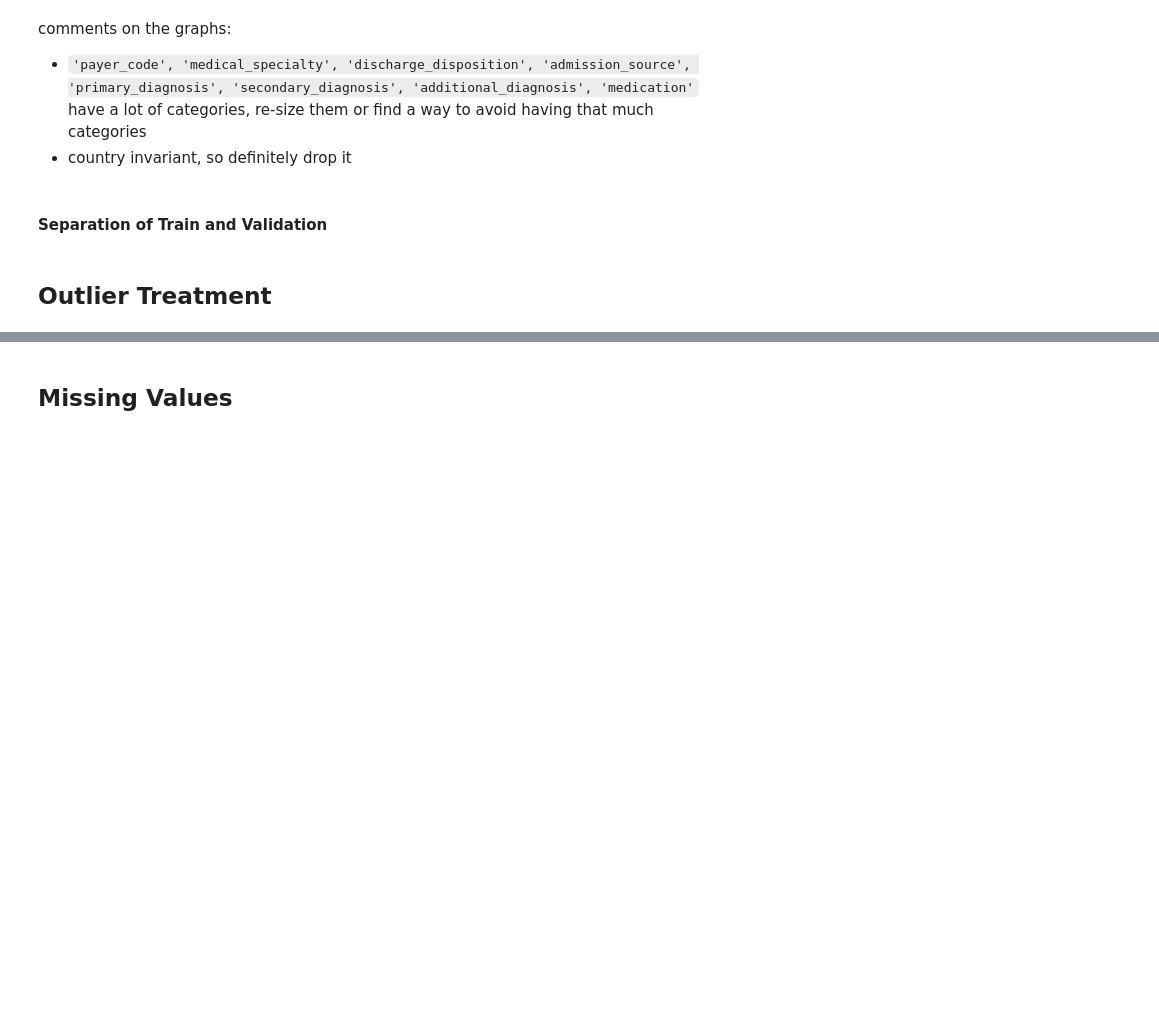
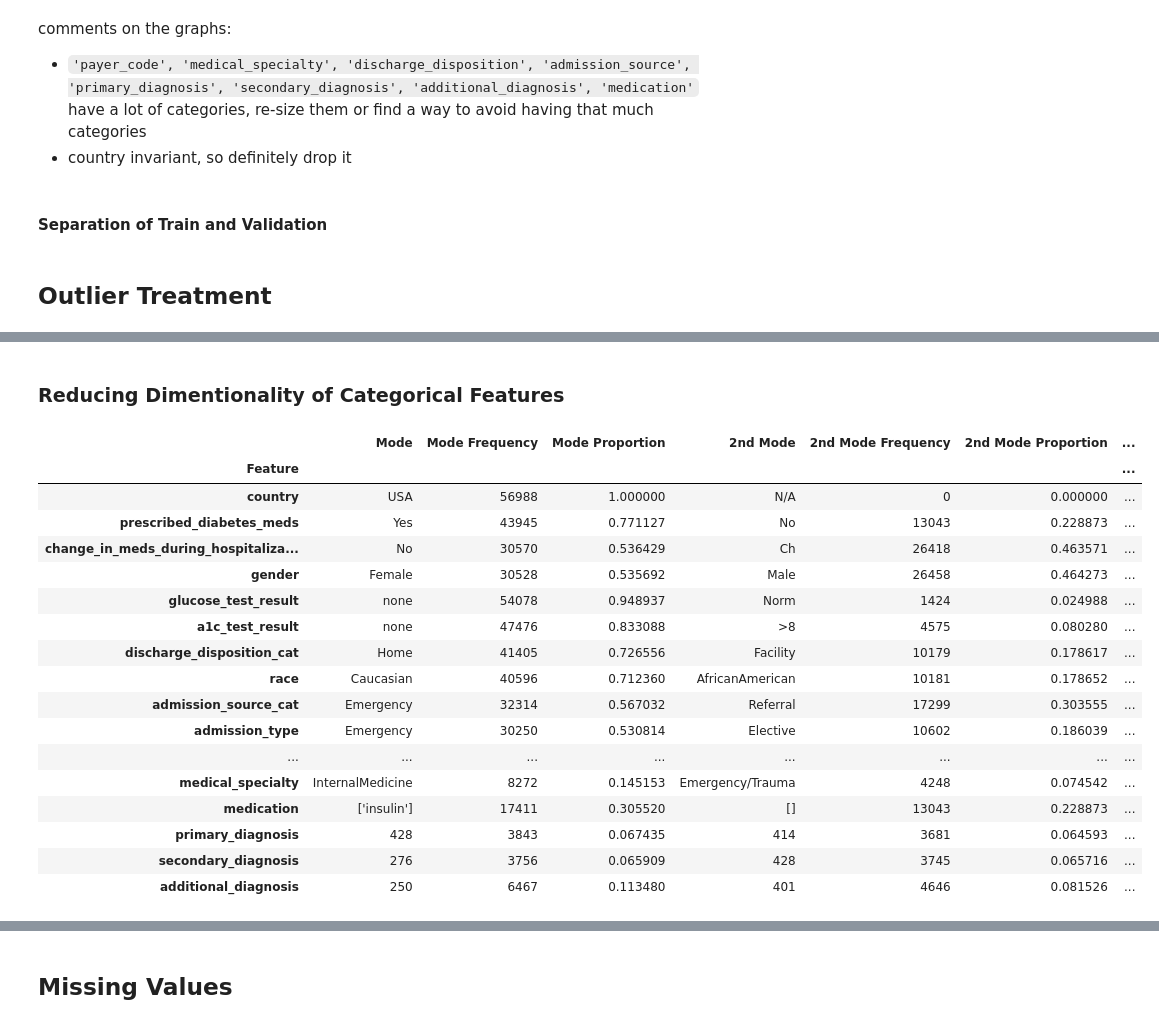
Before and after one commit to FabianRomero6/hospital-readmission-v2, a Jupyter notebook: notebooks/pre-processing.ipynb, the cells around one changed output, grey strips where cells are left out. Cells and saved outputs as stored; diff of their text form; code cells hidden in the pictures; blank space fills up the shorter version.

```diff
--- a/notebooks/pre-processing.ipynb
+++ b/notebooks/pre-processing.ipynb
@@ -460,0 +463,2 @@ outliers_info
+# %% [markdown]
+### Reducing Dimentionality of Categorical Features
@@ -460,0 +559,61 @@ outliers_info
+# %%
+def categorize_admission(x):
+  trimmed = str(x).strip()
+  category_dict = {
+    "Emergency Room": "Emergency",
+    "Physician Referral": "Referral",
+    "Transfer from a hospital": "Transfer",
+    "Transfer from another health care facility": "Transfer",
+    "Clinic Referral": "Referral",
+    "Transfer from a Skilled Nursing Facility (SNF)": "Transfer",
+    "HMO Referral": "Referral",
+    "Not Mapped": "Not Available",
+    "Not Available": "Not Available",
+    "Court/Law Enforcement": "Emergency",
+    "Transfer from hospital inpt/same fac reslt in a sep claim": "Transfer",
+    "Transfer from critial access hospital": "Transfer",
+    "Transfer from Ambulatory Surgery Center": "Transfer",
+    "Extramural Birth": "Other",
+    "Normal Delivery": "Other",
+    "Sick Baby": "Other"
+  }
+
+  return category_dict.get(trimmed, x)
+# %%
+X_train_reduced_cat = X_train_w.copy()
+X_val_reduced_cat = X_val_w.copy()
+
+X_train_reduced_cat['primary_diagnosis_cat'] = X_train_reduced_cat['primary_diagnosis'].apply(categorize_icd9_code)
+X_train_reduced_cat['secondary_diagnosis_cat'] = X_train_reduced_cat['secondary_diagnosis'].apply(categorize_icd9_code)
+X_train_reduced_cat['additional_diagnosis_cat'] = X_train_reduced_cat['additional_diagnosis'].apply(categorize_icd9_code)
+X_train_reduced_cat["discharge_disposition_cat"] = X_train_reduced_cat["discharge_disposition"].apply(categorize_discharged)
+X_train_reduced_cat["admission_source_cat"] = X_train_reduced_cat["admission_source"].apply(categorize_admission)
+
+X_val_reduced_cat['primary_diagnosis_cat'] = X_val_reduced_cat['primary_diagnosis'].apply(categorize_icd9_code)
+X_val_reduced_cat['secondary_diagnosis_cat'] = X_val_reduced_cat['secondary_diagnosis'].apply(categorize_icd9_code)
+X_val_reduced_cat['additional_diagnosis_cat'] = X_val_reduced_cat['additional_diagnosis'].apply(categorize_icd9_code)
+X_val_reduced_cat["discharge_disposition_cat"] = X_val_reduced_cat["discharge_disposition"].apply(categorize_discharged)
+X_val_reduced_cat["admission_source_cat"] = X_val_reduced_cat["admission_source"].apply(categorize_admission)
+# %%
+new_cat_features = X_train_reduced_cat.select_dtypes(include='object').columns
+cat_info = describe_categorical(new_cat_features, X_train_reduced_cat).set_index("Feature")
+cat_info.sort_values('Cardinality')
+# %% [output]
+|  | Mode | Mode Frequency | Mode Proportion | 2nd Mode | 2nd Mode Frequency | 2nd Mode Proportion | ... |
+| Feature |  |  |  |  |  |  | ... |
+| country | USA | 56988 | 1.000000 | N/A | 0 | 0.000000 | ... |
+| prescribed_diabetes_meds | Yes | 43945 | 0.771127 | No | 13043 | 0.228873 | ... |
+| change_in_meds_during_hospitaliza... | No | 30570 | 0.536429 | Ch | 26418 | 0.463571 | ... |
+| gender | Female | 30528 | 0.535692 | Male | 26458 | 0.464273 | ... |
+| glucose_test_result | none | 54078 | 0.948937 | Norm | 1424 | 0.024988 | ... |
+| a1c_test_result | none | 47476 | 0.833088 | >8 | 4575 | 0.080280 | ... |
+| discharge_disposition_cat | Home | 41405 | 0.726556 | Facility | 10179 | 0.178617 | ... |
+| race | Caucasian | 40596 | 0.712360 | AfricanAmerican | 10181 | 0.178652 | ... |
+| admission_source_cat | Emergency | 32314 | 0.567032 | Referral | 17299 | 0.303555 | ... |
+| admission_type | Emergency | 30250 | 0.530814 | Elective | 10602 | 0.186039 | ... |
+| ... | ... | ... | ... | ... | ... | ... | ... |
+| medical_specialty | InternalMedicine | 8272 | 0.145153 | Emergency/Trauma | 4248 | 0.074542 | ... |
+| medication | ['insulin'] | 17411 | 0.305520 | [] | 13043 | 0.228873 | ... |
+| primary_diagnosis | 428 | 3843 | 0.067435 | 414 | 3681 | 0.064593 | ... |
+| secondary_diagnosis | 276 | 3756 | 0.065909 | 428 | 3745 | 0.065716 | ... |
+| additional_diagnosis | 250 | 6467 | 0.113480 | 401 | 4646 | 0.081526 | ... |
```
Also changed, not shown: parts of 61 cells of this notebook.
